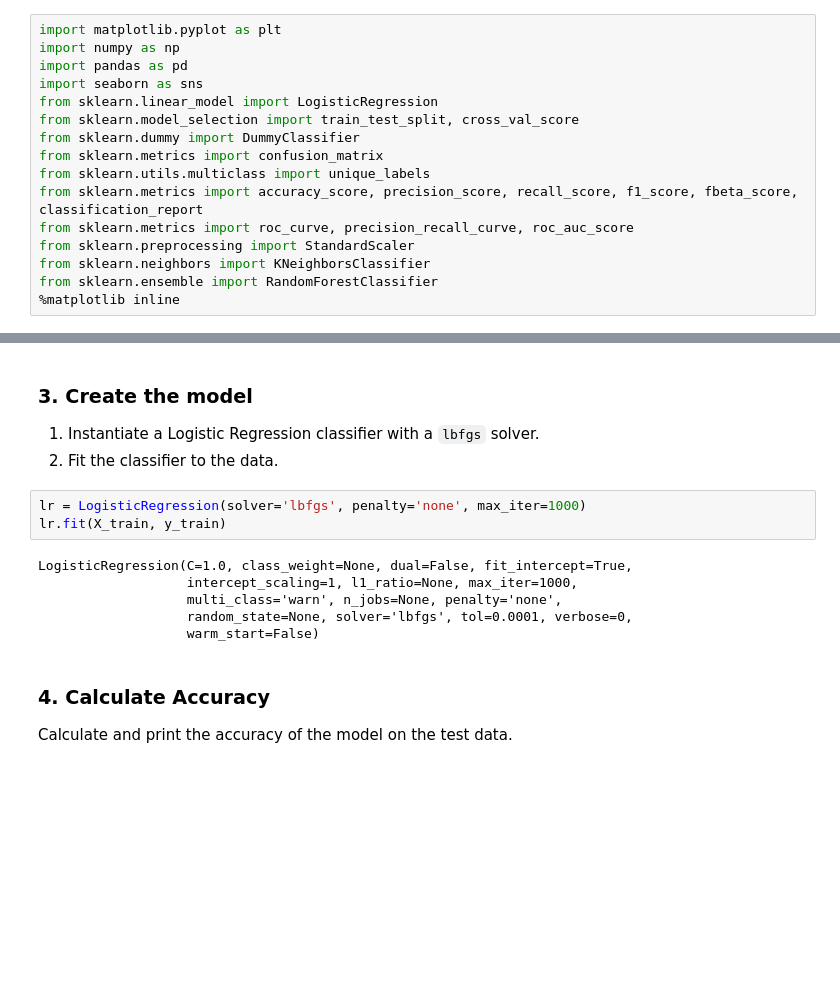
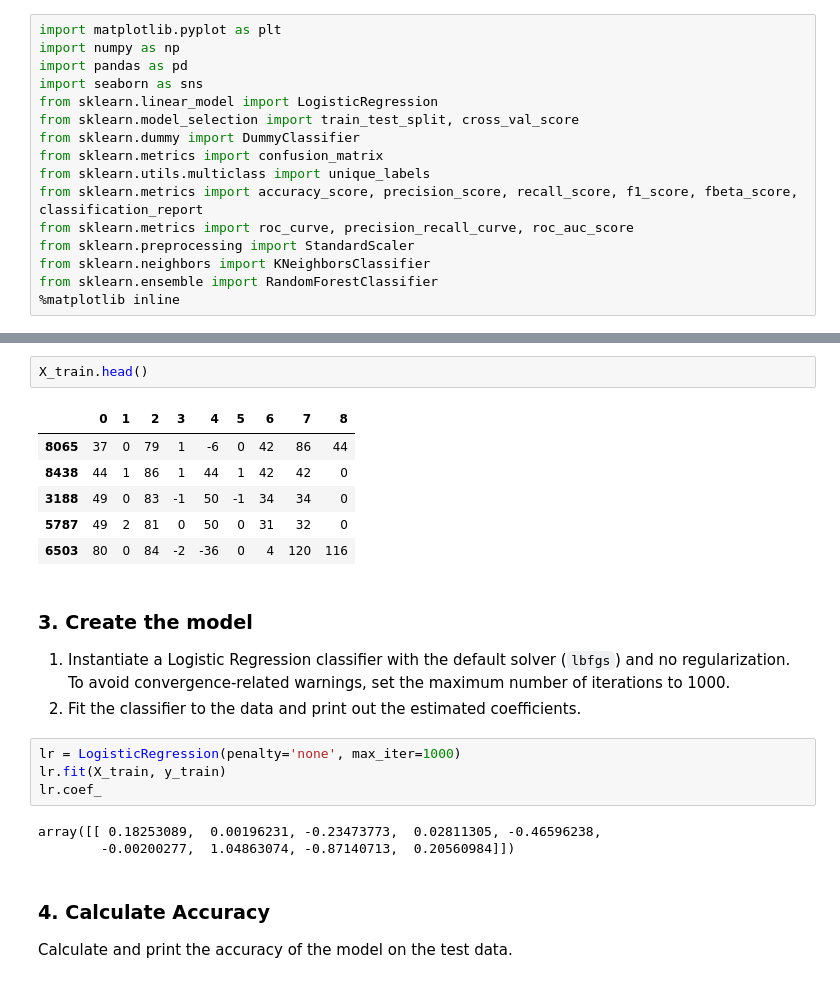
Before and after one commit to Thinkful-Ed/data-201-assignment-solutions, a Jupyter notebook: classifications_model_performance/Model_Performance_Assignment_Solution.ipynb, the cells around one changed output, grey strips where cells are left out. Drawn from its saved outputs; the diff is of its cells as text; blank space fills up the shorter version.

```diff
--- a/classifications_model_performance/Model_Performance_Assignment_Solution.ipynb
+++ b/classifications_model_performance/Model_Performance_Assignment_Solution.ipynb
@@ -56,21 +55,28 @@ X_train, X_test, y_train, y_test = train_test_split(X, y)
 print('There are {:d} training samples and {:d} test samples'.format(X_train.shape[0], X_test.shape[0]))
 # %% [output]
 There are 10875 training samples and 3625 test samples
+# %%
+X_train.head()
+# %% [output]
+|  | 0 | 1 | 2 | 3 | 4 | 5 | 6 | 7 | 8 |
+| 8065 | 37 | 0 | 79 | 1 | -6 | 0 | 42 | 86 | 44 |
+| 8438 | 44 | 1 | 86 | 1 | 44 | 1 | 42 | 42 | 0 |
+| 3188 | 49 | 0 | 83 | -1 | 50 | -1 | 34 | 34 | 0 |
+| 5787 | 49 | 2 | 81 | 0 | 50 | 0 | 31 | 32 | 0 |
+| 6503 | 80 | 0 | 84 | -2 | -36 | 0 | 4 | 120 | 116 |
 # %% [markdown]
 ### 3. Create the model
 
 
-1.   Instantiate a Logistic Regression classifier with a `lbfgs` solver.
-2.   Fit the classifier to the data.
+1.   Instantiate a Logistic Regression classifier with the default solver (`lbfgs`) and no regularization. To avoid convergence-related warnings, set the maximum number of iterations to 1000.
+2.   Fit the classifier to the data and print out the estimated coefficients.
 # %%
-lr = LogisticRegression(solver='lbfgs', penalty='none', max_iter=1000)
+lr = LogisticRegression(penalty='none', max_iter=1000)
 lr.fit(X_train, y_train)
+lr.coef_
 # %% [output]
-LogisticRegression(C=1.0, class_weight=None, dual=False, fit_intercept=True,
-                   intercept_scaling=1, l1_ratio=None, max_iter=1000,
-                   multi_class='warn', n_jobs=None, penalty='none',
-                   random_state=None, solver='lbfgs', tol=0.0001, verbose=0,
-                   warm_start=False)
+array([[ 0.18253089,  0.00196231, -0.23473773,  0.02811305, -0.46596238,
+        -0.00200277,  1.04863074, -0.87140713,  0.20560984]])
 # %% [markdown]
 ### 4. Calculate Accuracy
 Calculate and print the accuracy of the model on the test data.
```
Also changed, not shown: parts of 22 cells of this notebook, 1 other file.
